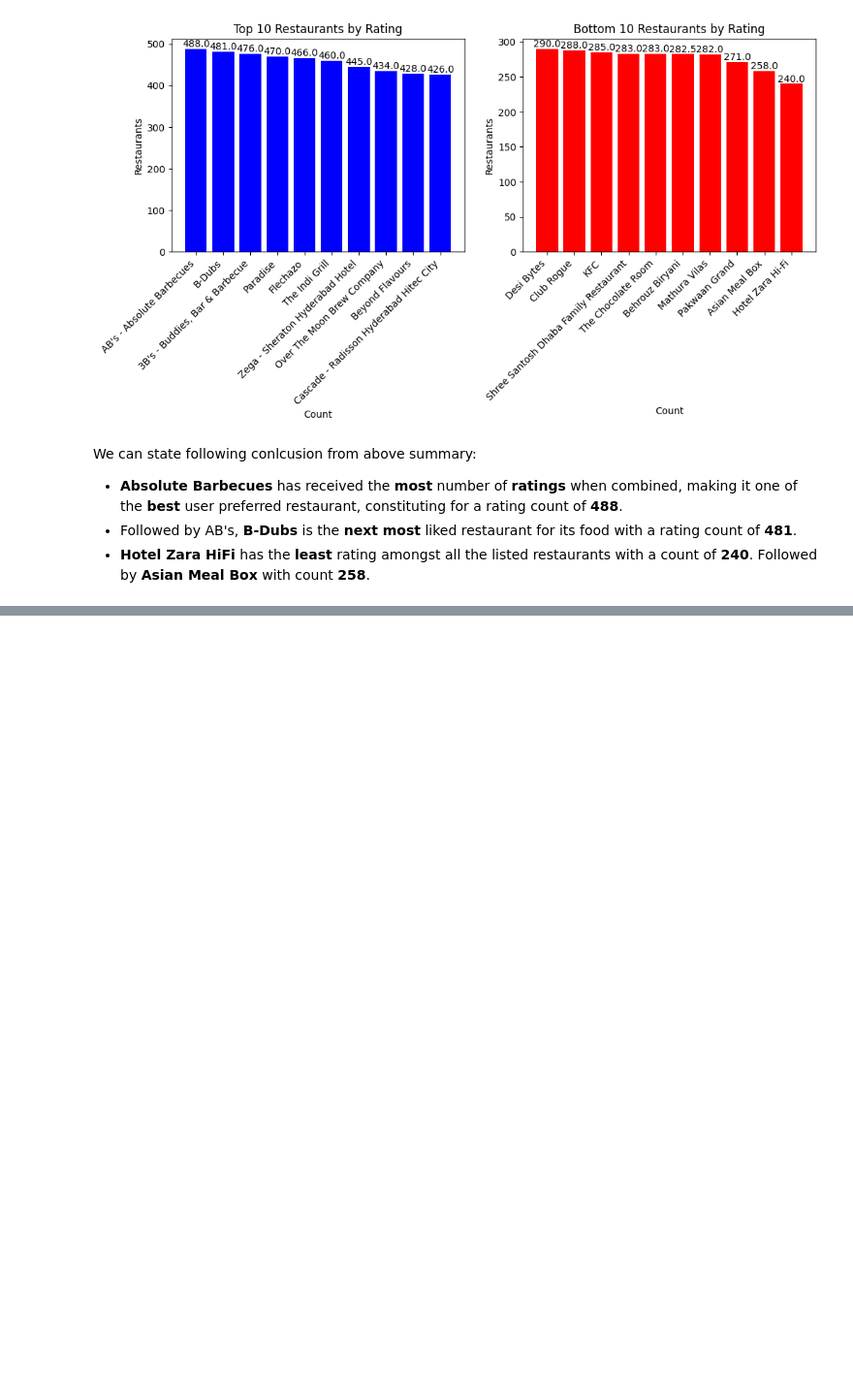
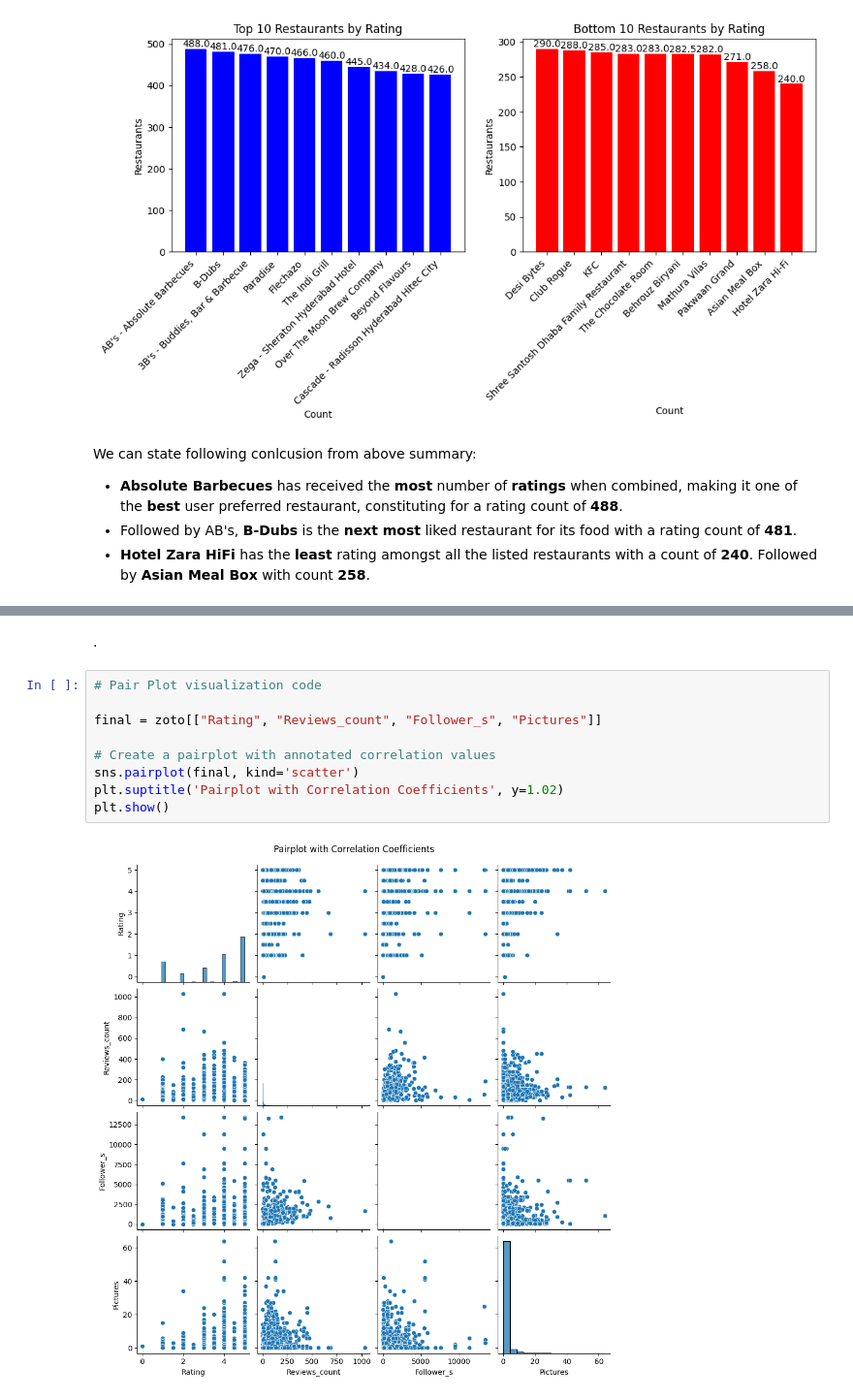
Before and after one commit to Amitish/Zomato-ML-Project, a Jupyter notebook: Zomato_Mid_Assessment_ML1_.ipynb, the cells around one changed output, grey strips where cells are left out. Shown at 97% size. Cells and saved outputs as stored; diff of their text form; blank space fills up the shorter version.

```diff
--- a/Zomato_Mid_Assessment_ML1_.ipynb
+++ b/Zomato_Mid_Assessment_ML1_.ipynb
@@ -564,0 +651,13 @@ We can state following conlcusion from above summary:
+# %% [markdown]
+.
+# %%
+# Pair Plot visualization code
+
+final = zoto[["Rating", "Reviews_count", "Follower_s", "Pictures"]]
+
+# Create a pairplot with annotated correlation values
+sns.pairplot(final, kind='scatter')
+plt.suptitle('Pairplot with Correlation Coefficients', y=1.02)
+plt.show()
+# %% [output]
+[figure, added]
```
Also changed, not shown: parts of 70 cells of this notebook.
